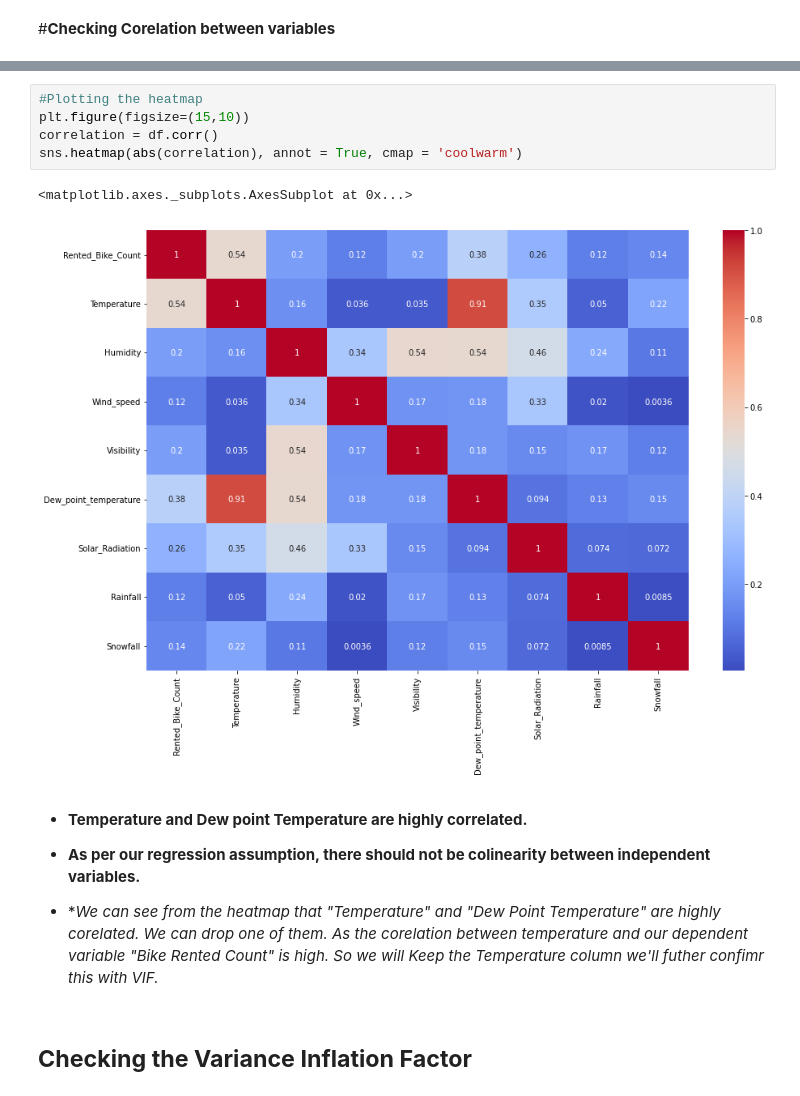
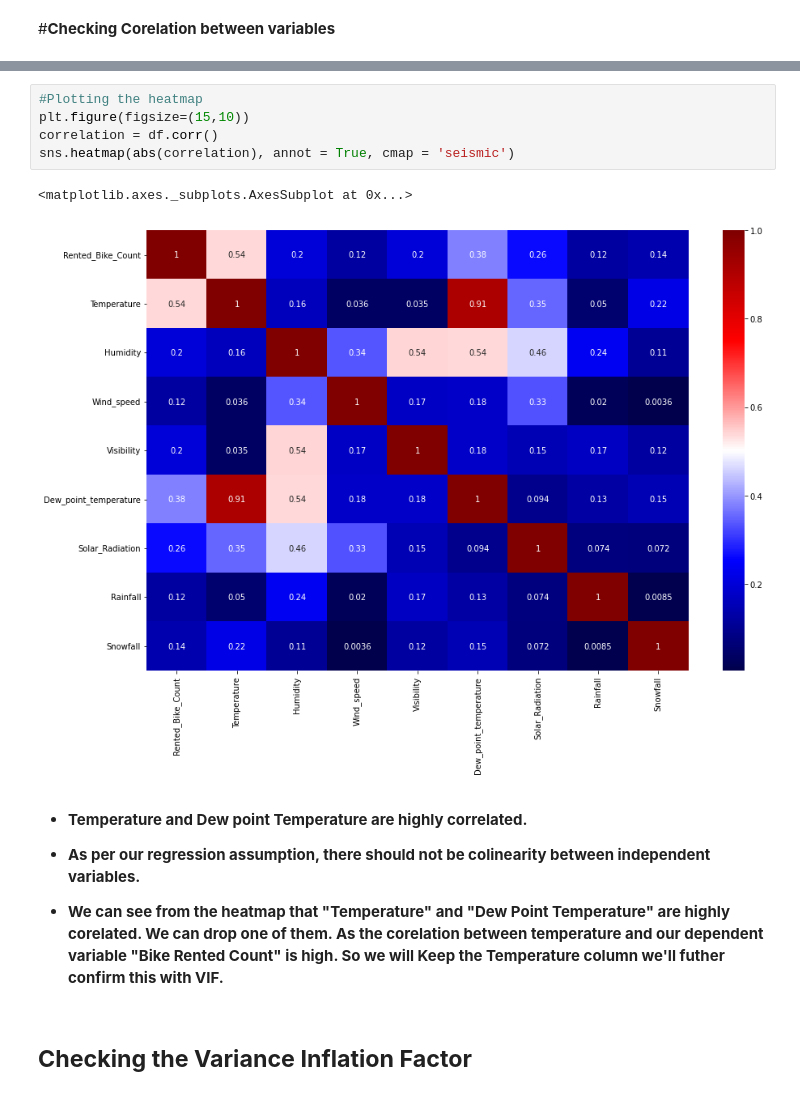
Before and after one commit to Sarath-Haridas/Capstone_Project_2_Bike_sharing_demand_prediction, a Jupyter notebook: Bike_sharing_demand_prediction__Capstone_project_2.ipynb, the cells around one changed output, grey strips where cells are left out. Drawn from its saved outputs; the diff is of its cells as text.

```diff
--- a/Bike_sharing_demand_prediction__Capstone_project_2.ipynb
+++ b/Bike_sharing_demand_prediction__Capstone_project_2.ipynb
@@ -486,16 +510,16 @@ df.corr()
 # %%
 #Plotting the heatmap
 plt.figure(figsize=(15,10))
 correlation = df.corr()
-sns.heatmap(abs(correlation), annot = True, cmap = 'coolwarm')
+sns.heatmap(abs(correlation), annot = True, cmap = 'seismic')
 # %% [output]
 <matplotlib.axes._subplots.AxesSubplot at 0x...>
-[figure, old version]
+[figure, new version]
 # %% [markdown]
  * **Temperature and Dew point Temperature are highly correlated.**
 
 * **As per our regression assumption, there should not be colinearity between independent variables.**
-* **We can see from the heatmap that "Temperature" and "Dew Point Temperature" are highly corelated. We can drop one of them. As the corelation between temperature and our dependent variable "Bike Rented Count" is high. So we will Keep the Temperature column we'll futher confimr this with VIF.*
+* **We can see from the heatmap that "Temperature" and "Dew Point Temperature" are highly corelated. We can drop one of them. As the corelation between temperature and our dependent variable "Bike Rented Count" is high. So we will Keep the Temperature column we'll futher confirm this with VIF.**
 # %% [markdown]
 ## **Checking the Variance Inflation Factor**
 # %% [markdown]
```
Also changed, not shown: parts of 112 cells of this notebook.
